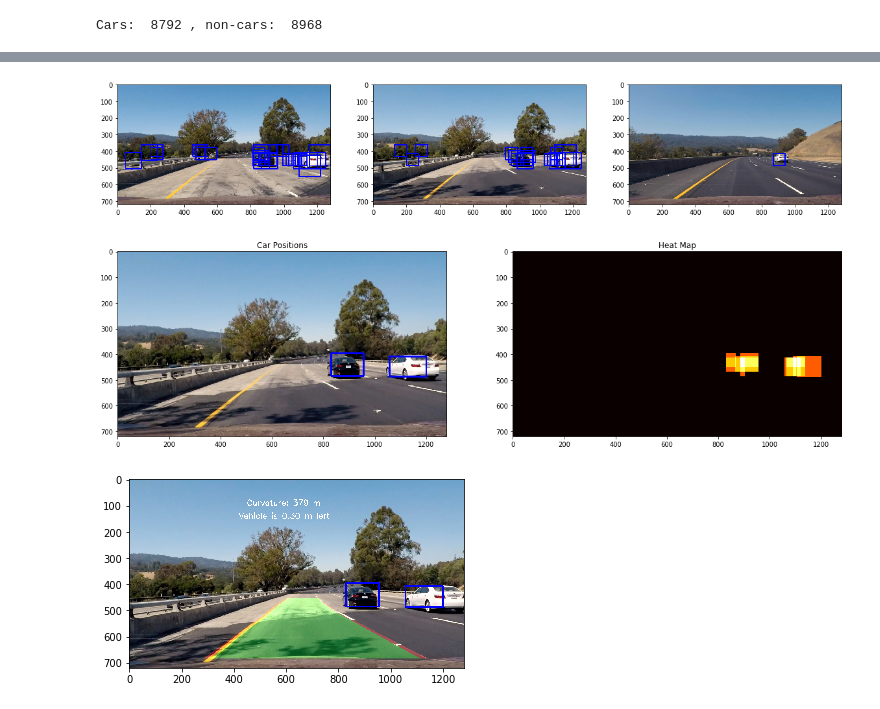
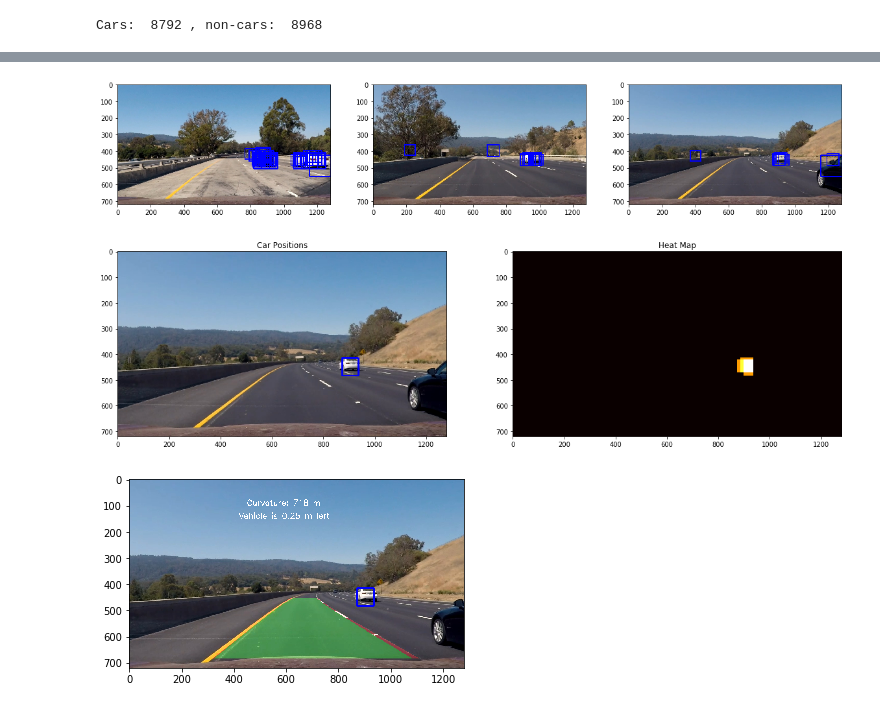
Before and after one commit to ryanchyshyn/vehicle_detection, a Jupyter notebook: pipeline.ipynb, the cells around one changed output, grey strips where cells are left out. Cells and saved outputs as stored; diff of their text form; code cells hidden in the pictures.

```diff
--- a/pipeline.ipynb
+++ b/pipeline.ipynb
@@ -692,18 +697,11 @@ plt.show()
 # %%
 def detect_vehicles(image):
-    windows1 = slide_window(image, x_start_stop=[None, None], y_start_stop=[0.5, 1], xy_window=(256, 256), xy_overlap=(0.5, 0.5))
+    #windows1 = slide_window(image, x_start_stop=[None, None], y_start_stop=[0.5, 1], xy_window=(256, 256), xy_overlap=(0.5, 0.5))
     windows2 = slide_window(image, x_start_stop=[None, None], y_start_stop=[0.5, 0.85], xy_window=(128, 128), xy_overlap=(0.5, 0.5))
     windows3 = slide_window(image, x_start_stop=[None, None], y_start_stop=[0.5, 0.75], xy_window=(96, 96), xy_overlap=(0.5, 0.5))
-    windows4 = slide_window(image, x_start_stop=[0.1, 0.9], y_start_stop=[0.5, 0.7], xy_window=(72, 72), xy_overlap=(0.75, 0.75))
+    windows4 = slide_window(image, x_start_stop=[None, None], y_start_stop=[0.5, 0.7], xy_window=(72, 72), xy_overlap=(0.75, 0.75))
+    windows5 = slide_window(image, x_start_stop=[0.1,0.9], y_start_stop=[0.5, 0.7], xy_window=(64, 64), xy_overlap=(0.8, 0.8))
     all_hot_windows = []
-
-#     hot_windows = search_windows(image, windows1, svc, X_scaler, color_space=color_space,
-#                             spatial_size=spatial_size, hist_bins=hist_bins,
-#                             orient=orient, pix_per_cell=pix_per_cell,
-#                             cell_per_block=cell_per_block,
-#                             hog_channel=hog_channel, spatial_feat=spatial_feat,
-#                             hist_feat=hist_feat, hog_feat=hog_feat)
-#     all_hot_windows.extend (hot_windows)
 
     hot_windows = search_windows(image, windows2, svc, X_scaler, color_space=color_space,
                             spatial_size=spatial_size, hist_bins=hist_bins,
@@ -729,6 +727,14 @@ def detect_vehicles(image):
                             hist_feat=hist_feat, hog_feat=hog_feat)
     all_hot_windows.extend (hot_windows)
 
+    hot_windows = search_windows(image, windows5, svc, X_scaler, color_space=color_space,
+                            spatial_size=spatial_size, hist_bins=hist_bins,
+                            orient=orient, pix_per_cell=pix_per_cell,
+                            cell_per_block=cell_per_block,
+                            hog_channel=hog_channel, spatial_feat=spatial_feat,
+                            hist_feat=hist_feat, hog_feat=hog_feat)
+    all_hot_windows.extend (hot_windows)
+
     return all_hot_windows
 
 
@@ -739,17 +745,17 @@ image = cv2.cvtColor(cv2.imread("test_images/test1.jpg"), cv2.COLOR_BGR2RGB)
 boxes = detect_vehicles(image)
 ax1.imshow(draw_boxes(image, boxes, color=(0, 0, 255), thick=6))
 
-image = cv2.cvtColor(cv2.imread("test_images/test4.jpg"), cv2.COLOR_BGR2RGB)
+image = cv2.cvtColor(cv2.imread("test_images/test8.jpg"), cv2.COLOR_BGR2RGB)
 boxes = detect_vehicles(image)
 ax2.imshow(draw_boxes(image, boxes, color=(0, 0, 255), thick=6))
 
-image = cv2.cvtColor(cv2.imread("test_images/test3.jpg"), cv2.COLOR_BGR2RGB)
+image = cv2.cvtColor(cv2.imread("test_images/test9.jpg"), cv2.COLOR_BGR2RGB)
 boxes = detect_vehicles(image)
 ax3.imshow(draw_boxes(image, boxes, color=(0, 0, 255), thick=6))
 
 plt.show()
 # %% [output]
-[figure, old version]
+[figure, new version]
 # %%
 def add_heat(heatmap, box_list):
     # Iterate through list of bboxes
@@ -759,12 +765,11 @@ def add_heat(heatmap, box_list):
         heatmap[box[0][1]:box[1][1], box[0][0]:box[1][0]] += 1
 
     # Return updated heatmap
-    return heatmap# Iterate through list of bboxes
+    return heatmap
 
 def apply_threshold(heatmap, threshold):
     # Zero out pixels below the threshold
     heatmap[heatmap <= threshold] = 0
-    return heatmap
 
 def draw_labeled_bboxes(img, labels):
     # Iterate through all detected cars
@@ -781,18 +786,27 @@ def draw_labeled_bboxes(img, labels):
     # Return the image
     return img
 
-image = cv2.cvtColor(cv2.imread("test_images/test4.jpg"), cv2.COLOR_BGR2RGB)
+def process_all_heatmap(heatmaps, heatmap, frames = 10):
+    heatmaps.append(heatmap)
+    while (len(heatmaps) > frames):
+        heatmaps.pop(0)
+    return np.mean(heatmaps, axis=0)
+
+image = cv2.cvtColor(cv2.imread("test_images/test9.jpg"), cv2.COLOR_BGR2RGB)
 heat = np.zeros_like(image[:,:,0]).astype(np.float)
 
 box_list = detect_vehicles(image)
-heat = add_heat(heat, box_list)
-apply_threshold(heat, 2)
+add_heat(heat, box_list)
 
 # Visualize the heatmap when displaying
 heatmap = np.clip(heat, 0, 255)
+apply_threshold(heatmap, 2)
+
+heatmaps = []
+final_heatmap = process_all_heatmap(heatmaps, heatmap)
 
 # Find final boxes from heatmap using label function
-labels = label(heatmap)
+labels = label(final_heatmap)
 draw_img = draw_labeled_bboxes(np.copy(image), labels)
 
 f, ((ax1, ax2)) = plt.subplots(1, 2, figsize=(20,10))
@@ -804,9 +818,13 @@ ax2.set_title('Heat Map')
 
 plt.show()
 # %% [output]
-[figure, old version]
+[figure, new version]
 # %%
+heatmaps = []
+
 def processImage(img):
+    global final_heatmap
+    global heatmaps
     ##############################
     # lines detection
     undist = cv2.undistort(img, mtx, dist, None, mtx)
@@ -819,43 +837,45 @@ def processImage(img):
 
     left_curverad, right_curverad = getCurvature(lefty, leftx, lefty, rightx, righty, left_fit, right_fit)
     curvature = min([left_curverad, right_curverad])
 
     text = "Curvature: {} m".format(int(curvature))
     cv2.putText(output, text, (450,100), cv2.FONT_HERSHEY_SIMPLEX, 1, (255,255,255), 2)
 
     pos = getCenter(leftx, rightx)
     if pos < 0:
         text = "Vehicle is {:.2f} m left".format(-pos)
     else:
         text = "Vehicle is {:.2f} m right".format(pos)
     cv2.putText(output, text, (420,150), cv2.FONT_HERSHEY_SIMPLEX, 1, (255,255,255), 2)
 
     ##############################
     # cars detection
     box_list = detect_vehicles(img)
 
-    # Add heat to each box in box list
-    heat = np.zeros_like(img[:,:,0]).astype(np.float)
-    heat = add_heat(heat, box_list)
+    heatmap = np.zeros_like(img[:,:,0]).astype(np.float)
 
-    # Apply threshold to help remove false positives
-    apply_threshold(heat, 2)
+    add_heat(heatmap, box_list)
+    apply_threshold(heatmap, 2)
+    heatmap[heatmap > 0] = 1
 
-    # Visualize the heatmap when displaying
-    heatmap = np.clip(heat, 0, 255)
+    #heatmap = np.clip(heatmap, 0, 255)
+
+    final_heatmap = process_all_heatmap(heatmaps, heatmap)
+    apply_threshold(final_heatmap, 0.8)
 
     # Find final boxes from heatmap using label function
-    labels = label(heatmap)
+    labels = label(final_heatmap)
     output = draw_labeled_bboxes(output, labels)
 
     return output
 
 
-img = processImage(cv2.cvtColor(cv2.imread("test_images/test4.jpg"), cv2.COLOR_BGR2RGB))
+heatmaps = []
+img = processImage(cv2.cvtColor(cv2.imread("test_images/test9.jpg"), cv2.COLOR_BGR2RGB))
 plt.imshow(img)
 plt.show()
 # %% [output]
-[figure, old version]
+[figure, new version]
 # %%
 # Import everything needed to edit/save/watch video clips
 from moviepy.editor import VideoFileClip
```
Also changed, not shown: parts of 10 cells of this notebook, 3 other files.
